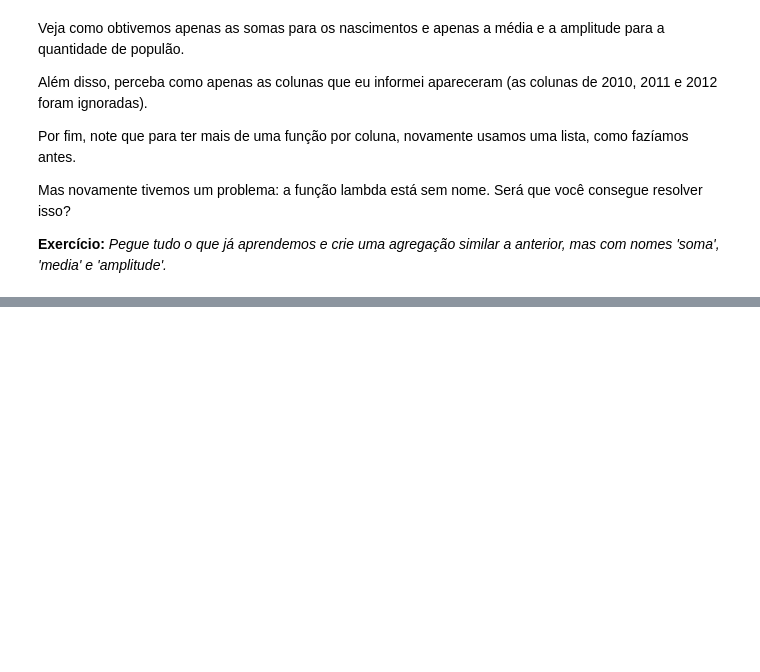
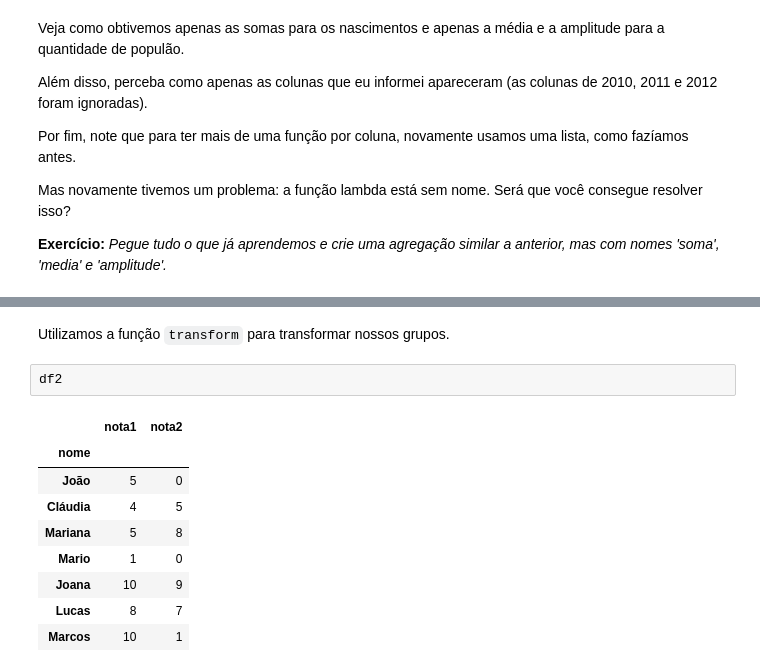
Before and after one commit to Giatroo/BeeData_GroupBy-in-Pandas, a Jupyter notebook: GroupBy.ipynb, the cells around one changed output, grey strips where cells are left out. Drawn from its saved outputs; the diff is of its cells as text; blank space fills up the shorter version.

```diff
--- a/GroupBy.ipynb
+++ b/GroupBy.ipynb
@@ -603,0 +626,14 @@ Mas novamente tivemos um problema: a função lambda está sem nome. Será que v
+# %% [markdown]
+Utilizamos a função `transform` para transformar nossos grupos.
+# %%
+df2
+# %% [output]
+|  | nota1 | nota2 |
+| nome |  |  |
+| João | 5 | 0 |
+| Cláudia | 4 | 5 |
+| Mariana | 5 | 8 |
+| Mario | 1 | 0 |
+| Joana | 10 | 9 |
+| Lucas | 8 | 7 |
+| Marcos | 10 | 1 |
```
Also changed, not shown: parts of 45 cells of this notebook.
